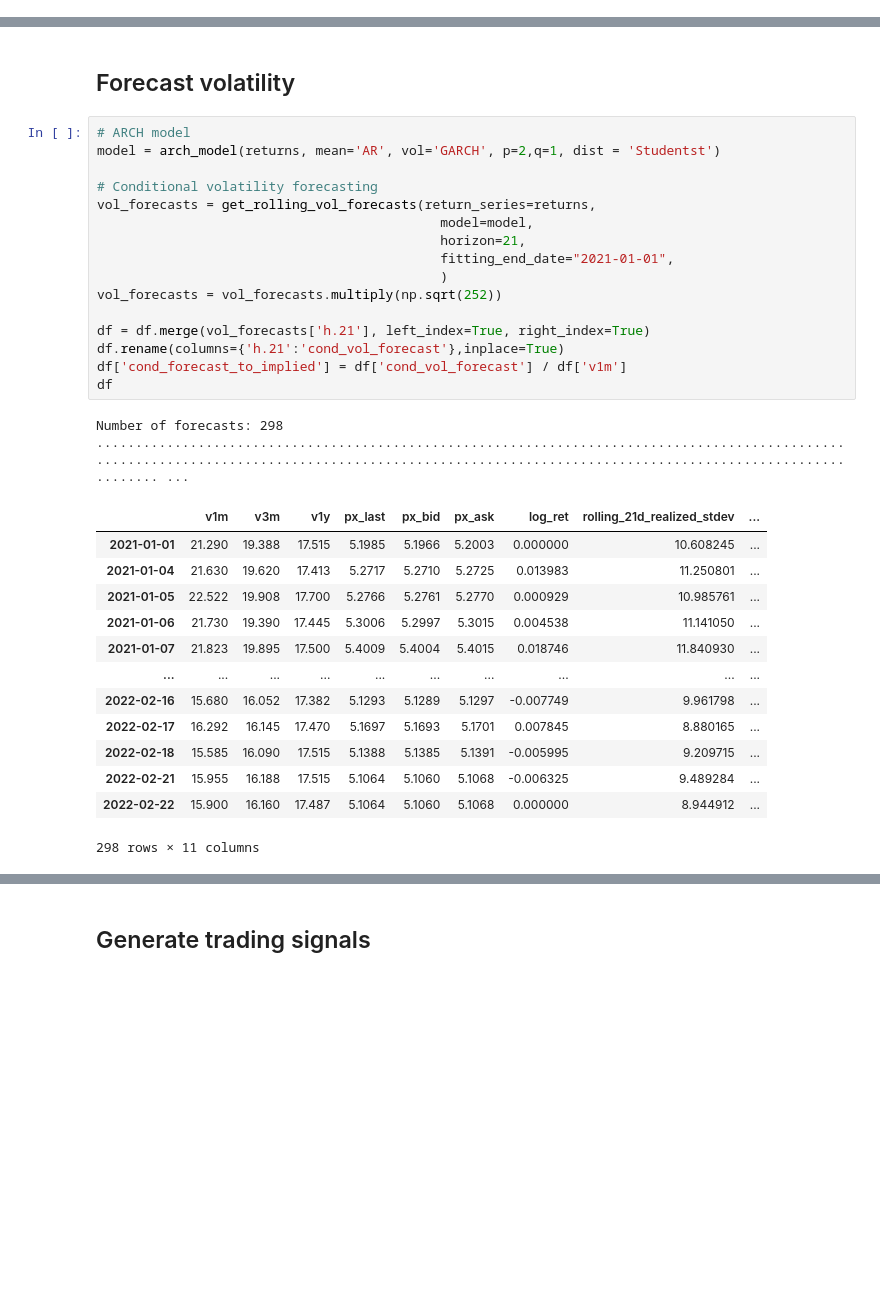
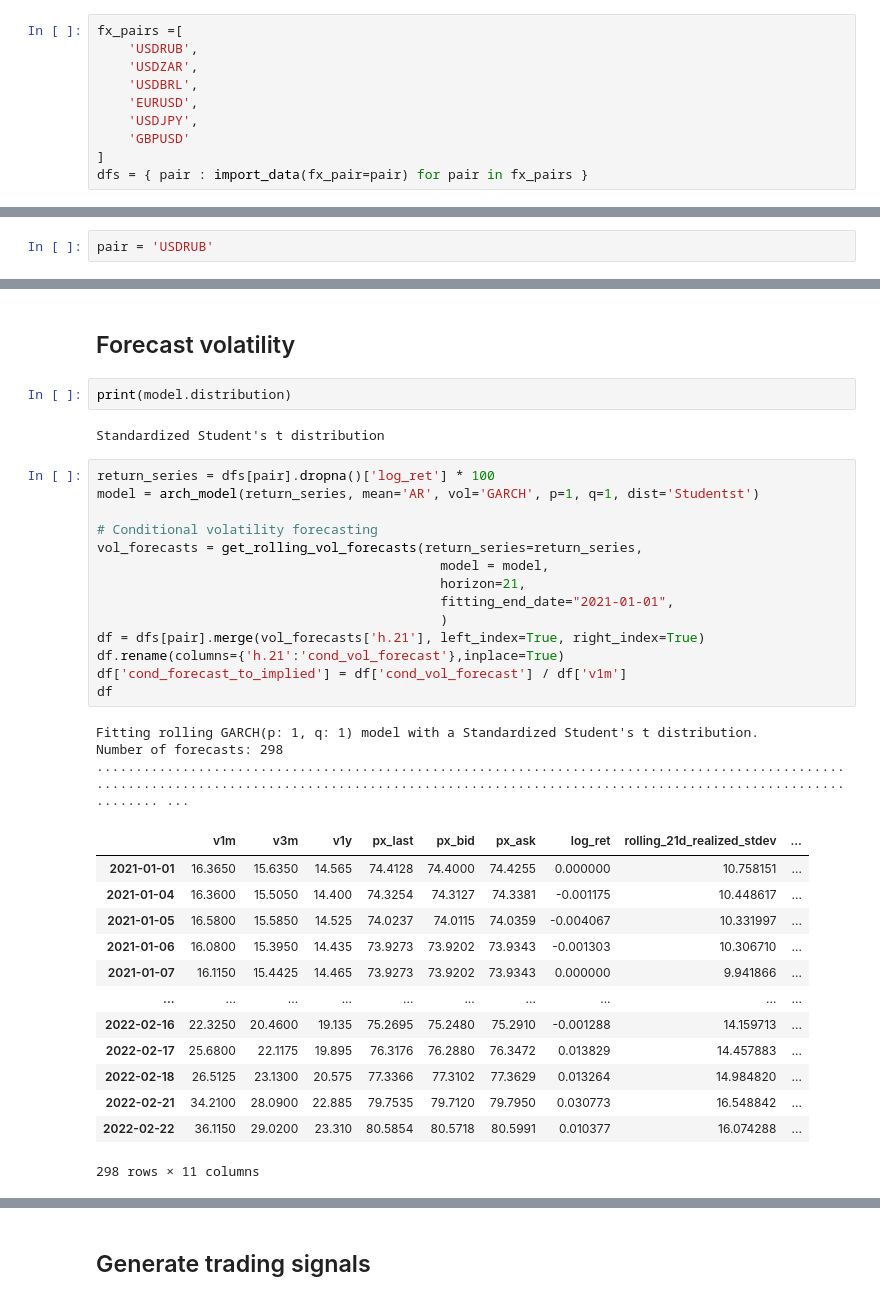
Before and after one commit to frederikbachdk/FXVolTrading, a Jupyter notebook: tradingstrategy/garch_trading.ipynb, the cells around one changed output, grey strips where cells are left out. Saved outputs shown, nothing was run; the diff lists cells and outputs as text; blank space fills up the shorter version.

```diff
--- a/tradingstrategy/garch_trading.ipynb
+++ b/tradingstrategy/garch_trading.ipynb
@@ -16,5 +20,15 @@ from arch import arch_model
 # %% [output]
 The autoreload extension is already loaded. To reload it, use:
   %reload_ext autoreload
+# %%
+fx_pairs =[
+    'USDRUB',
+    'USDZAR',
+    'USDBRL',
+    'EURUSD',
+    'USDJPY',
+    'GBPUSD'
+]
+dfs = { pair : import_data(fx_pair=pair) for pair in fx_pairs }
 # %% [markdown]
 ## Pick FX pair and set up model
@@ -48 +35,3 @@ df.head(21)
+# %%
+pair = 'USDRUB'
 # %%
@@ -53,34 +42,37 @@ df[['v1m','rolling_21d_realized_stdev']].plot(figsize=(12,6))
 # %% [markdown]
 ## Forecast volatility
+# %%
+print(model.distribution)
+# %% [output]
+Standardized Student's t distribution
 # %%
-# ARCH model
-model = arch_model(returns, mean='AR', vol='GARCH', p=2,q=1, dist = 'Studentst')
+return_series = dfs[pair].dropna()['log_ret'] * 100
+model = arch_model(return_series, mean='AR', vol='GARCH', p=1, q=1, dist='Studentst')
 
 # Conditional volatility forecasting
-vol_forecasts = get_rolling_vol_forecasts(return_series=returns,
-                                            model=model,
+vol_forecasts = get_rolling_vol_forecasts(return_series=return_series,
+                                            model = model,
                                             horizon=21,
                                             fitting_end_date="2021-01-01",
                                             )
-vol_forecasts = vol_forecasts.multiply(np.sqrt(252))
-
-df = df.merge(vol_forecasts['h.21'], left_index=True, right_index=True)
+df = dfs[pair].merge(vol_forecasts['h.21'], left_index=True, right_index=True)
 df.rename(columns={'h.21':'cond_vol_forecast'},inplace=True)
 df['cond_forecast_to_implied'] = df['cond_vol_forecast'] / df['v1m']
 df
 # %% [output]
+Fitting rolling GARCH(p: 1, q: 1) model with a Standardized Student's t distribution.
 Number of forecasts: 298
 ........................................................................................................................................................................................................ ...
 |  | v1m | v3m | v1y | px_last | px_bid | px_ask | log_ret | rolling_21d_realized_stdev | ... |
-| 2021-01-01 | 21.290 | 19.388 | 17.515 | 5.1985 | 5.1966 | 5.2003 | 0.000000 | 10.608245 | ... |
-| 2021-01-04 | 21.630 | 19.620 | 17.413 | 5.2717 | 5.2710 | 5.2725 | 0.013983 | 11.250801 | ... |
-| 2021-01-05 | 22.522 | 19.908 | 17.700 | 5.2766 | 5.2761 | 5.2770 | 0.000929 | 10.985761 | ... |
-| 2021-01-06 | 21.730 | 19.390 | 17.445 | 5.3006 | 5.2997 | 5.3015 | 0.004538 | 11.141050 | ... |
-| 2021-01-07 | 21.823 | 19.895 | 17.500 | 5.4009 | 5.4004 | 5.4015 | 0.018746 | 11.840930 | ... |
+| 2021-01-01 | 16.3650 | 15.6350 | 14.565 | 74.4128 | 74.4000 | 74.4255 | 0.000000 | 10.758151 | ... |
+| 2021-01-04 | 16.3600 | 15.5050 | 14.400 | 74.3254 | 74.3127 | 74.3381 | -0.001175 | 10.448617 | ... |
+| 2021-01-05 | 16.5800 | 15.5850 | 14.525 | 74.0237 | 74.0115 | 74.0359 | -0.004067 | 10.331997 | ... |
+| 2021-01-06 | 16.0800 | 15.3950 | 14.435 | 73.9273 | 73.9202 | 73.9343 | -0.001303 | 10.306710 | ... |
+| 2021-01-07 | 16.1150 | 15.4425 | 14.465 | 73.9273 | 73.9202 | 73.9343 | 0.000000 | 9.941866 | ... |
 | ... | ... | ... | ... | ... | ... | ... | ... | ... | ... |
-| 2022-02-16 | 15.680 | 16.052 | 17.382 | 5.1293 | 5.1289 | 5.1297 | -0.007749 | 9.961798 | ... |
-| 2022-02-17 | 16.292 | 16.145 | 17.470 | 5.1697 | 5.1693 | 5.1701 | 0.007845 | 8.880165 | ... |
-| 2022-02-18 | 15.585 | 16.090 | 17.515 | 5.1388 | 5.1385 | 5.1391 | -0.005995 | 9.209715 | ... |
-| 2022-02-21 | 15.955 | 16.188 | 17.515 | 5.1064 | 5.1060 | 5.1068 | -0.006325 | 9.489284 | ... |
-| 2022-02-22 | 15.900 | 16.160 | 17.487 | 5.1064 | 5.1060 | 5.1068 | 0.000000 | 8.944912 | ... |
+| 2022-02-16 | 22.3250 | 20.4600 | 19.135 | 75.2695 | 75.2480 | 75.2910 | -0.001288 | 14.159713 | ... |
+| 2022-02-17 | 25.6800 | 22.1175 | 19.895 | 76.3176 | 76.2880 | 76.3472 | 0.013829 | 14.457883 | ... |
+| 2022-02-18 | 26.5125 | 23.1300 | 20.575 | 77.3366 | 77.3102 | 77.3629 | 0.013264 | 14.984820 | ... |
+| 2022-02-21 | 34.2100 | 28.0900 | 22.885 | 79.7535 | 79.7120 | 79.7950 | 0.030773 | 16.548842 | ... |
+| 2022-02-22 | 36.1150 | 29.0200 | 23.310 | 80.5854 | 80.5718 | 80.5991 | 0.010377 | 16.074288 | ... |
 298 rows × 11 columns
```
Also changed, not shown: parts of 15 cells of this notebook, 5 other files.
